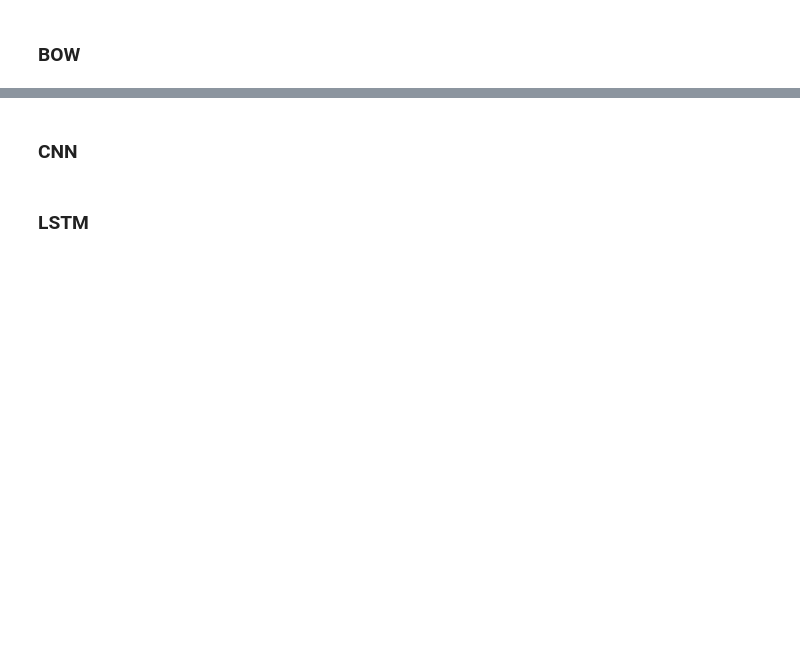
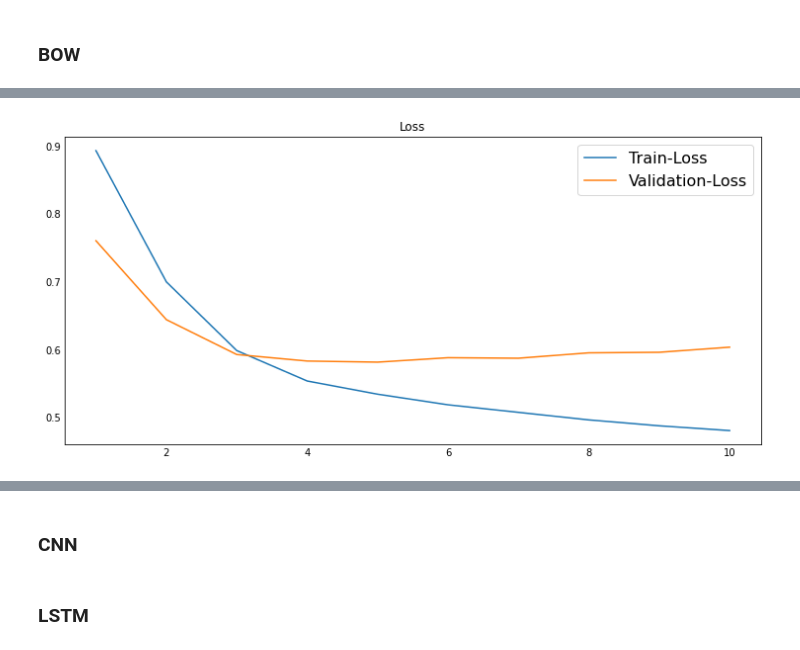
Before and after one commit to NikosKyriakakis/text-sentiment-analysis, a Jupyter notebook: src/main.ipynb, the cells around one changed output, grey strips where cells are left out. Cells and saved outputs as stored; diff of their text form; code cells hidden in the pictures; blank space fills up the shorter version.

```diff
--- a/src/main.ipynb
+++ b/src/main.ipynb
@@ -45,3 +52,5 @@ print(f1)
 # %%
-# bow.plot_logs(title="Loss", legend=["Train-Loss", "Validation-Loss"])
+bow.plot_logs(title="Loss", legend=["Train-Loss", "Validation-Loss"])
+# %% [output]
+[figure, added]
 # %%
```
Also changed, not shown: parts of 4 cells of this notebook, 3 other files.
